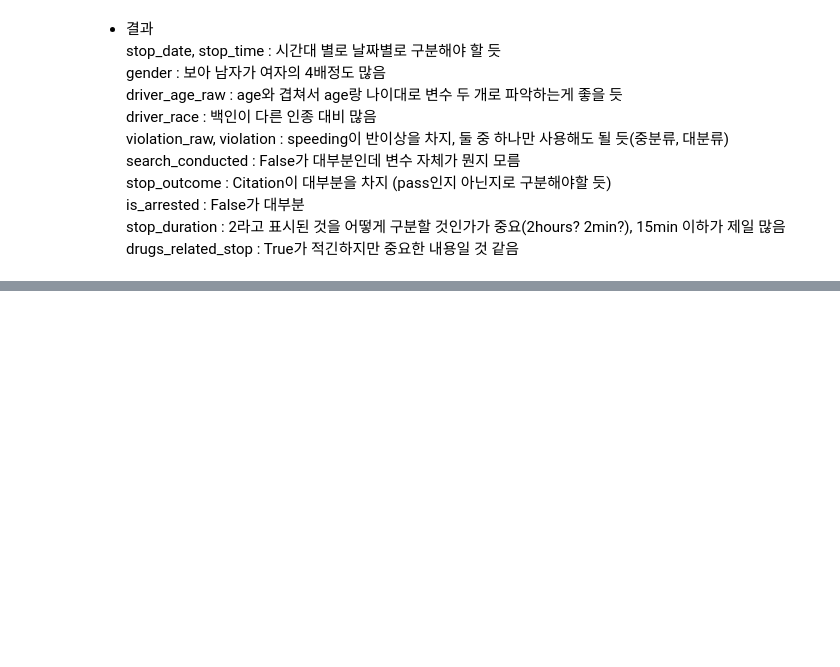
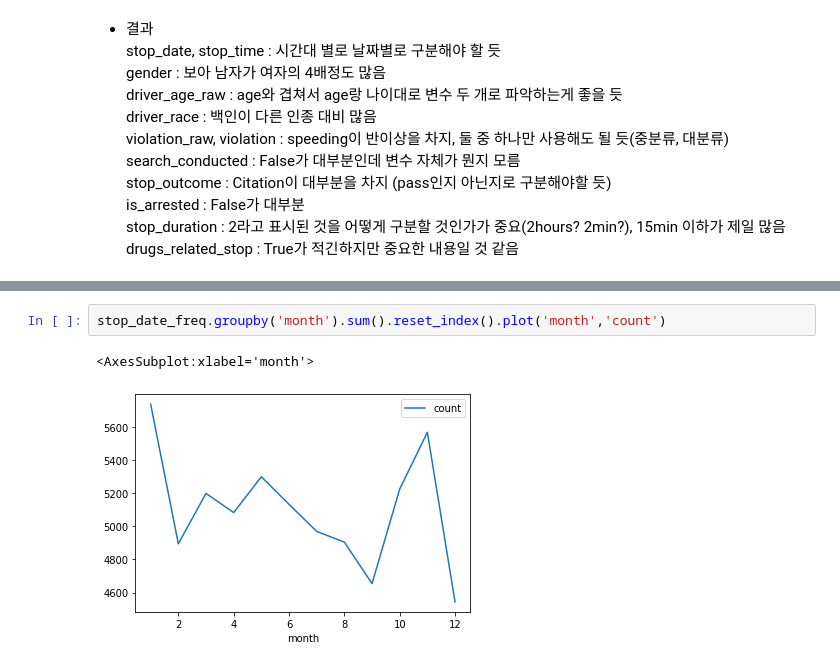
Before and after one commit to Jay-Jun123/DA_Project, a Jupyter notebook: Police/police.ipynb, the cells around one changed output, grey strips where cells are left out. Cells and saved outputs as stored; diff of their text form; blank space fills up the shorter version.

```diff
--- a/Police/police.ipynb
+++ b/Police/police.ipynb
@@ -285,0 +342,5 @@ drugs_related_stop : True가 적긴하지만 중요한 내용일 것 같음
+# %%
+stop_date_freq.groupby('month').sum().reset_index().plot('month','count')
+# %% [output]
+<AxesSubplot:xlabel='month'>
+[figure, added]
```
Also changed, not shown: parts of 11 cells of this notebook.
